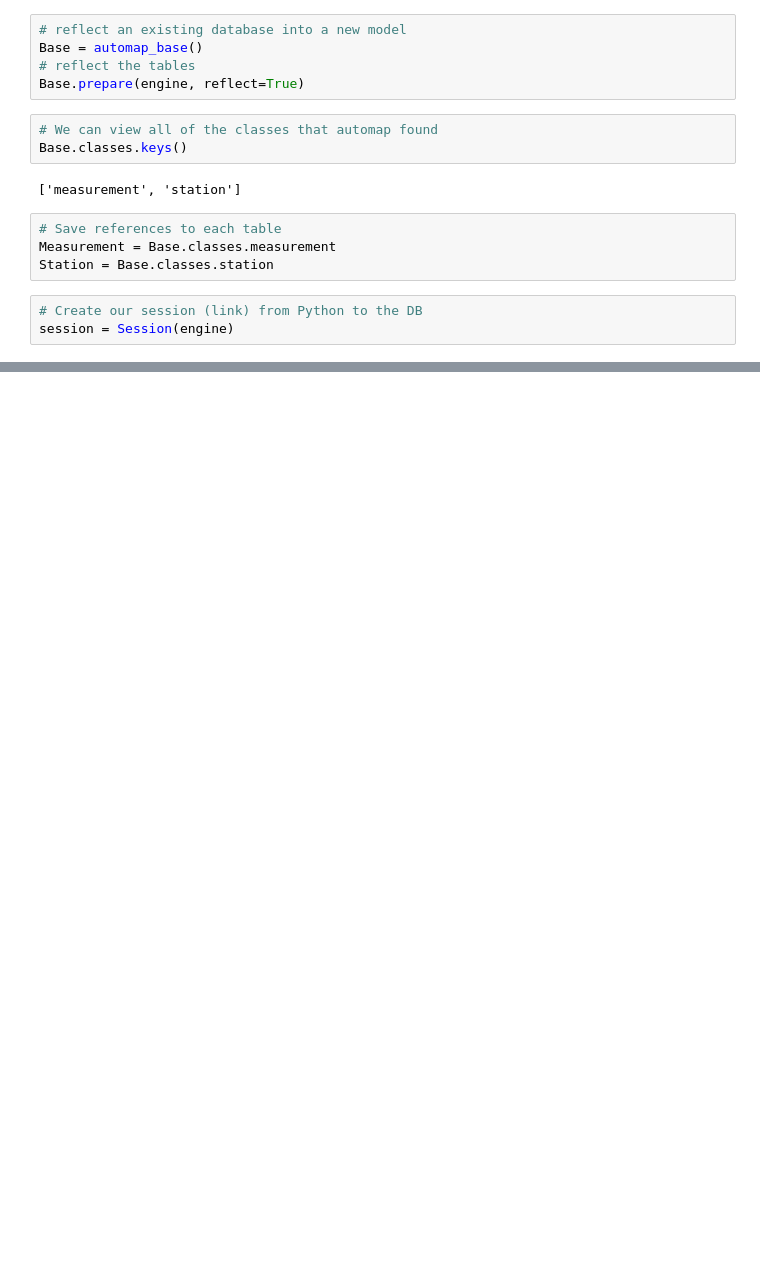
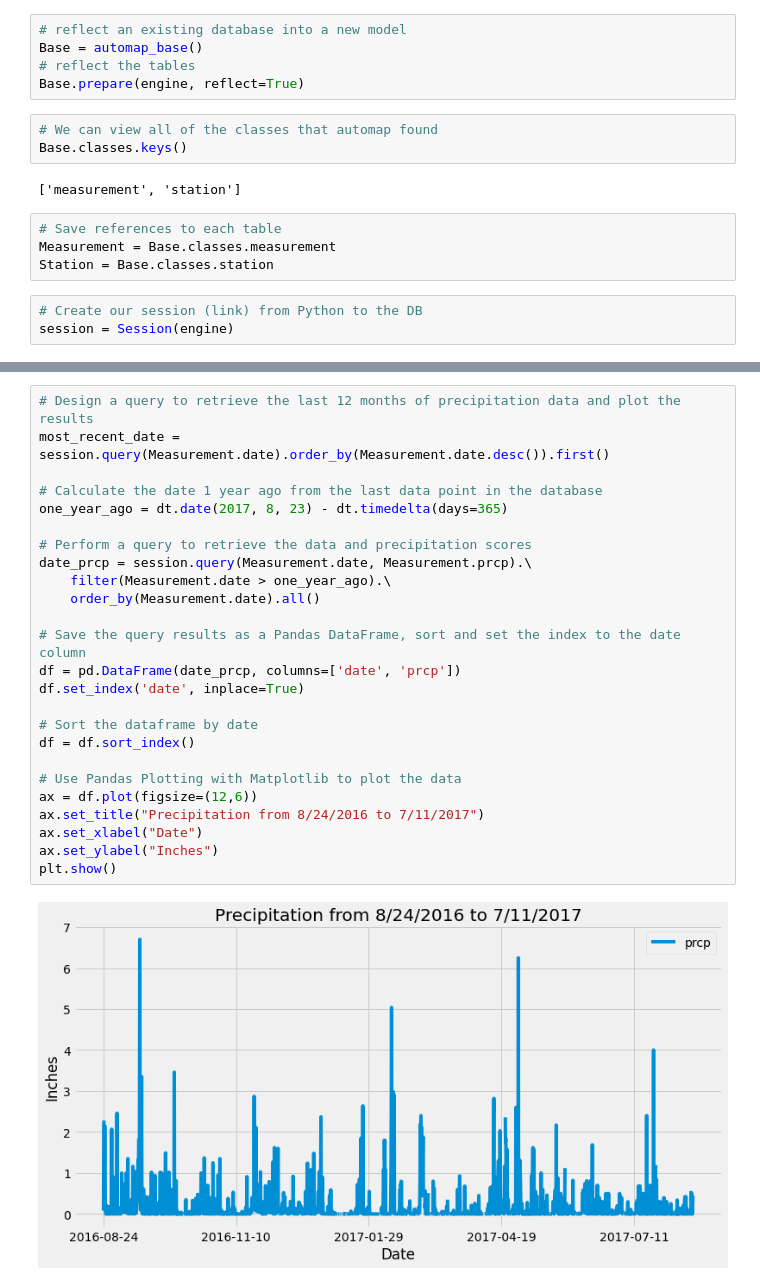
Before and after one commit to EdwinVargas22/UCI-Edwin-Vargas-Homework, a Jupyter notebook: 10-Sqlalchemy-Challenge/Climate Analysis and Exploration.ipynb, the cells around one changed output, grey strips where cells are left out. Saved outputs shown, nothing was run; the diff lists cells and outputs as text; blank space fills up the shorter version.

```diff
--- a/10-Sqlalchemy-Challenge/Climate Analysis and Exploration.ipynb
+++ b/10-Sqlalchemy-Challenge/Climate Analysis and Exploration.ipynb
@@ -34,0 +56,27 @@ session = Session(engine)
+# %%
+# Design a query to retrieve the last 12 months of precipitation data and plot the results
+most_recent_date = session.query(Measurement.date).order_by(Measurement.date.desc()).first()
+
+# Calculate the date 1 year ago from the last data point in the database
+one_year_ago = dt.date(2017, 8, 23) - dt.timedelta(days=365)
+
+# Perform a query to retrieve the data and precipitation scores
+date_prcp = session.query(Measurement.date, Measurement.prcp).\
+    filter(Measurement.date > one_year_ago).\
+    order_by(Measurement.date).all()
+
+# Save the query results as a Pandas DataFrame, sort and set the index to the date column
+df = pd.DataFrame(date_prcp, columns=['date', 'prcp'])
+df.set_index('date', inplace=True)
+
+# Sort the dataframe by date
+df = df.sort_index()
+
+# Use Pandas Plotting with Matplotlib to plot the data
+ax = df.plot(figsize=(12,6))
+ax.set_title("Precipitation from 8/24/2016 to 7/11/2017")
+ax.set_xlabel("Date")
+ax.set_ylabel("Inches")
+plt.show()
+# %% [output]
+[figure, added]
```
Also changed, not shown: parts of 12 cells of this notebook.
